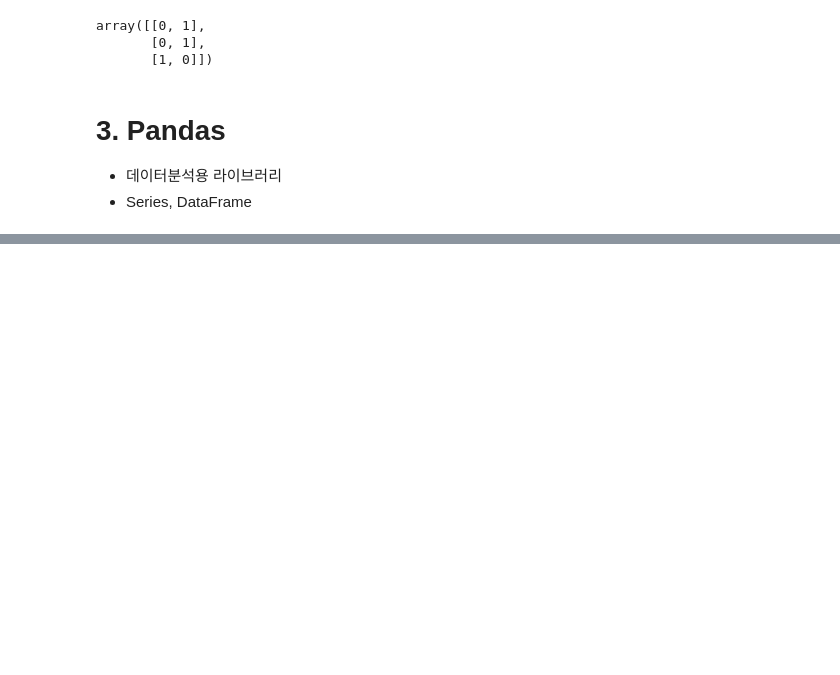
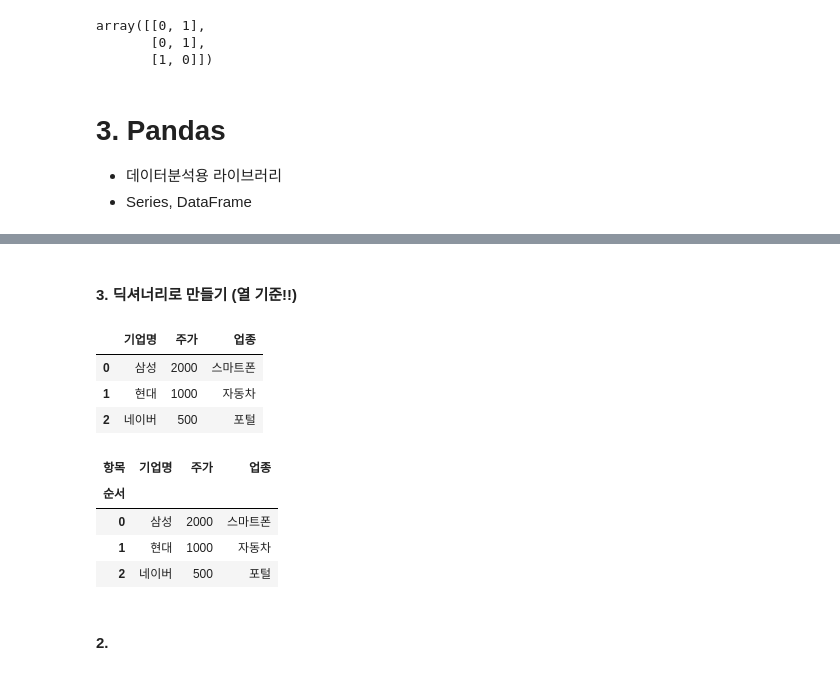
Before and after one commit to CraftyDragon678/study-bigdata, a Jupyter notebook: 00_시험대비/1학기 기말고사.ipynb, the cells around one changed output, grey strips where cells are left out. Saved outputs shown, nothing was run; the diff lists cells and outputs as text; code cells hidden in the pictures; blank space fills up the shorter version.

```diff
--- a/00_시험대비/1학기 기말고사.ipynb
+++ b/00_시험대비/1학기 기말고사.ipynb
@@ -378,0 +739,26 @@ array([[0, 1],
+# %% [markdown]
+#### 3. 딕셔너리로 만들기 (열 기준!!)
+# %%
+df = pd.DataFrame({
+  '기업명': ['삼성', '현대', '네이버'],
+  '주가': [2000, 1000, 500],
+  '업종': ['스마트폰', '자동차', '포털']
+})
+df
+# %% [output]
+|  | 기업명 | 주가 | 업종 |
+| 0 | 삼성 | 2000 | 스마트폰 |
+| 1 | 현대 | 1000 | 자동차 |
+| 2 | 네이버 | 500 | 포털 |
+# %%
+df.index.name = '순서'
+df.columns.name = '항목'
+df
+# %% [output]
+| 항목 | 기업명 | 주가 | 업종 |
+| 순서 |  |  |  |
+| 0 | 삼성 | 2000 | 스마트폰 |
+| 1 | 현대 | 1000 | 자동차 |
+| 2 | 네이버 | 500 | 포털 |
+# %% [markdown]
+#### 2.
```
Also changed, not shown: parts of 48 cells of this notebook, 5 other files.
